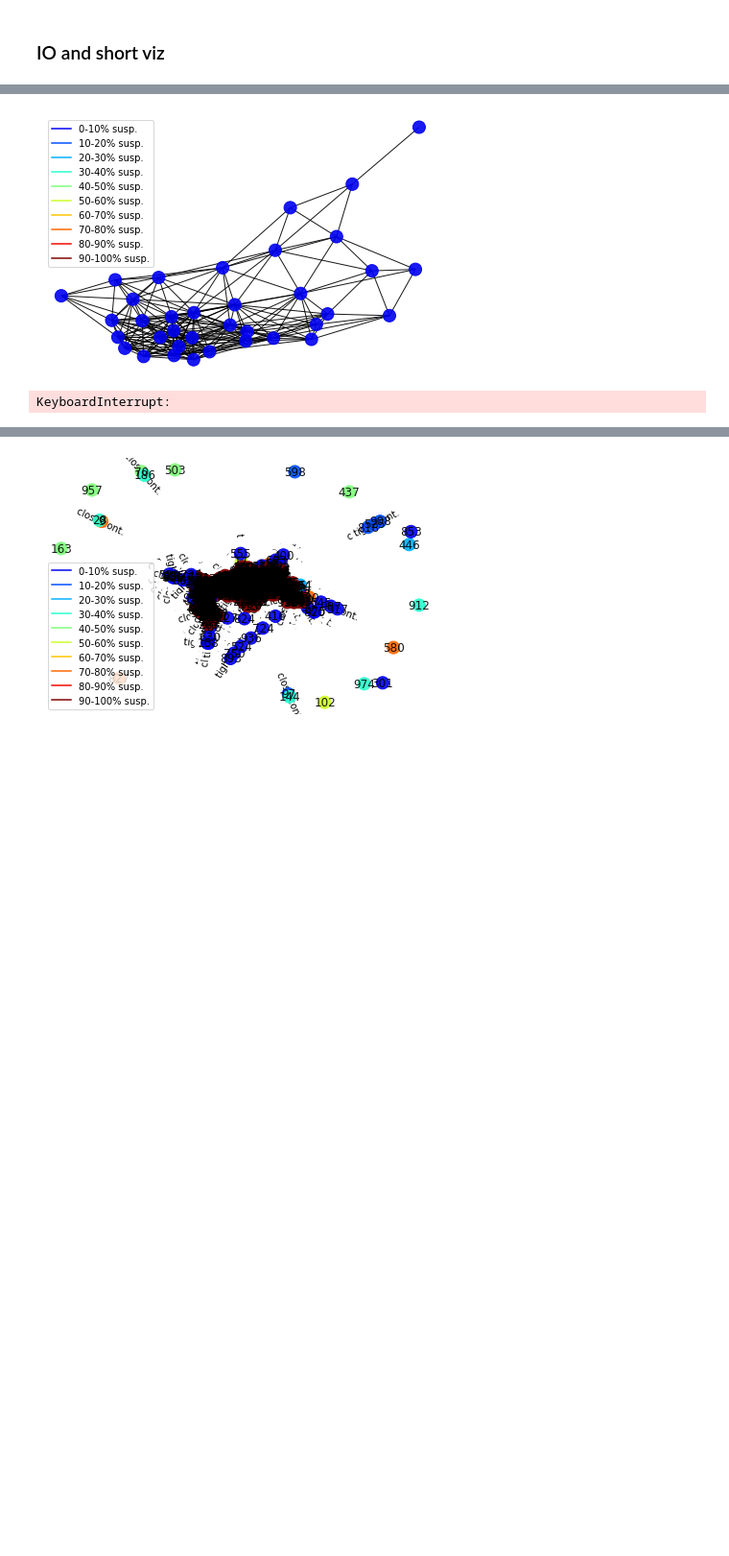
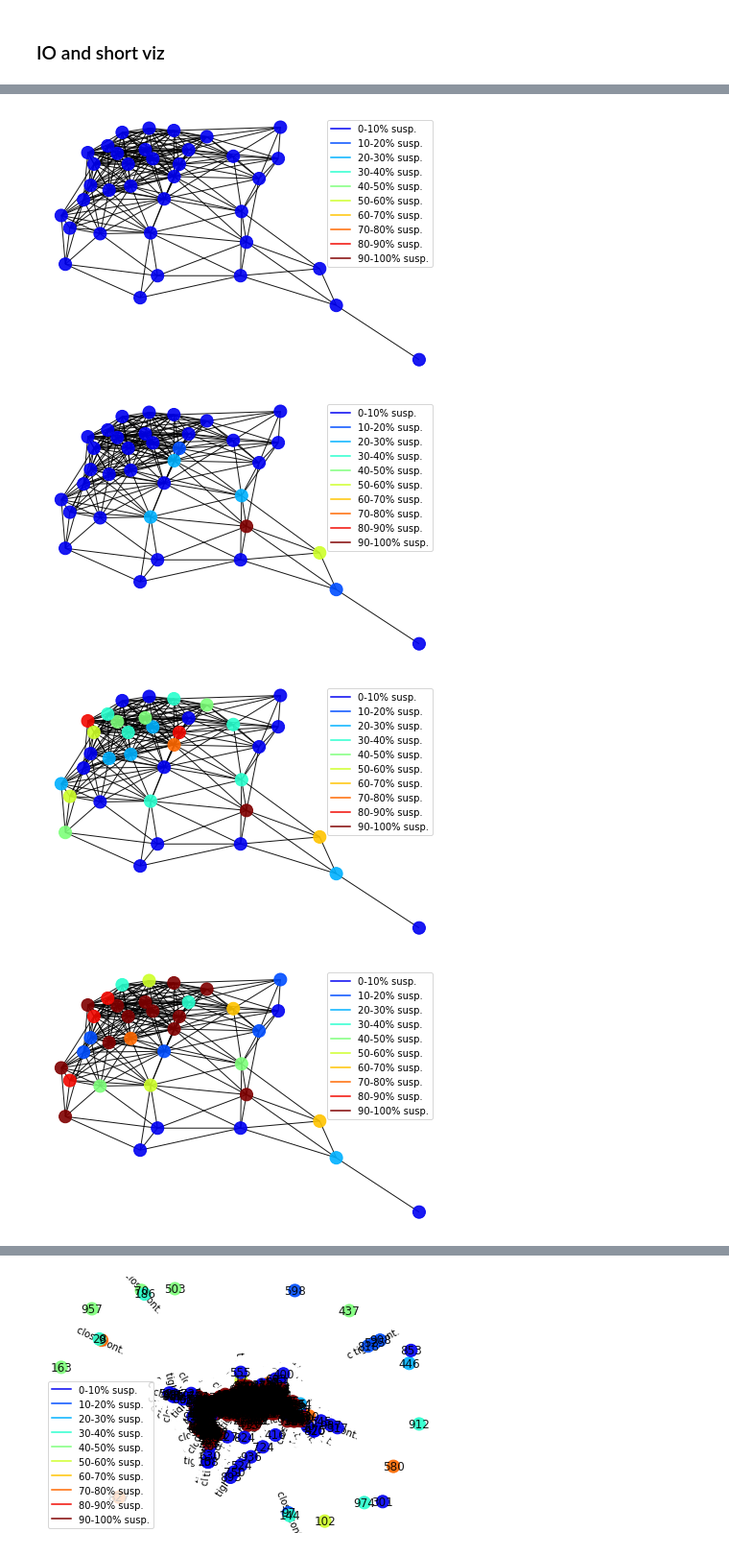
Before and after one commit to anty-filidor/covidout, a Jupyter notebook: spreading_model/src.ipynb, the cells around one changed output, grey strips where cells are left out. Shown at 96% size. Drawn from its saved outputs; the diff is of its cells as text; code cells hidden in the pictures; blank space fills up the shorter version.

```diff
--- a/spreading_model/src.ipynb
+++ b/spreading_model/src.ipynb
@@ -44,28 +44,30 @@ _ = vis.plot(_g, n_labels=True, e_labels=False)
 # %%
 # load network
 g = ioops.read_net('networks/nod2.csv', 'networks/edg2.csv')
 ioops.get_node_states(g)
 # extract node to take a close look at and degree of neighbourhood
 node_of_interest = 649
 ngrhd_degree = 2
 
 # initialse container for images
 imgs = []
 
 
 # plot initial state of network
 pos = nx.spring_layout(_g)
 _g = vis._filter(g, node_of_interest, ngrhd_degree)
 imgs.append(vis.plot(_g, False, False, pos))
 
 # perform propagation in 10 epochs
 for i in range(10):
     # propagate
-    _ = spreading.sperad(g, node_of_interest)
+    _ = spreading.sperad(g, node_of_interest, sure_ill=True)
 
     # plot initial state of network
     _g = vis._filter(g, node_of_interest, ngrhd_degree)
     imgs.append(vis.plot(_g, False, False, pos))
 # %% [output]
-[figure, old version]
+[figure, new version]
-KeyboardInterrupt:
+[figure, added]
+[figure, added]
+[figure, added]
```
Also changed, not shown: parts of 3 cells of this notebook, 4 other files.
